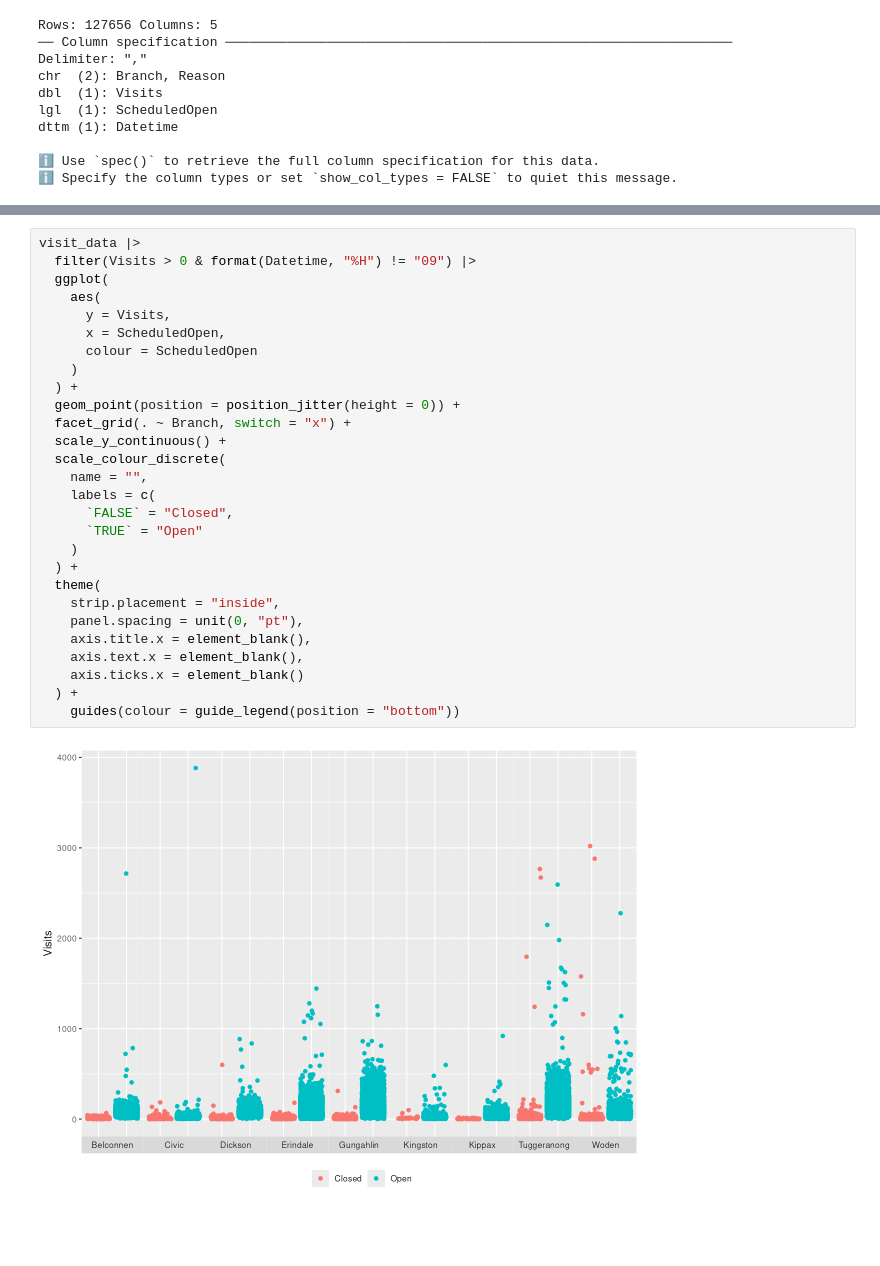
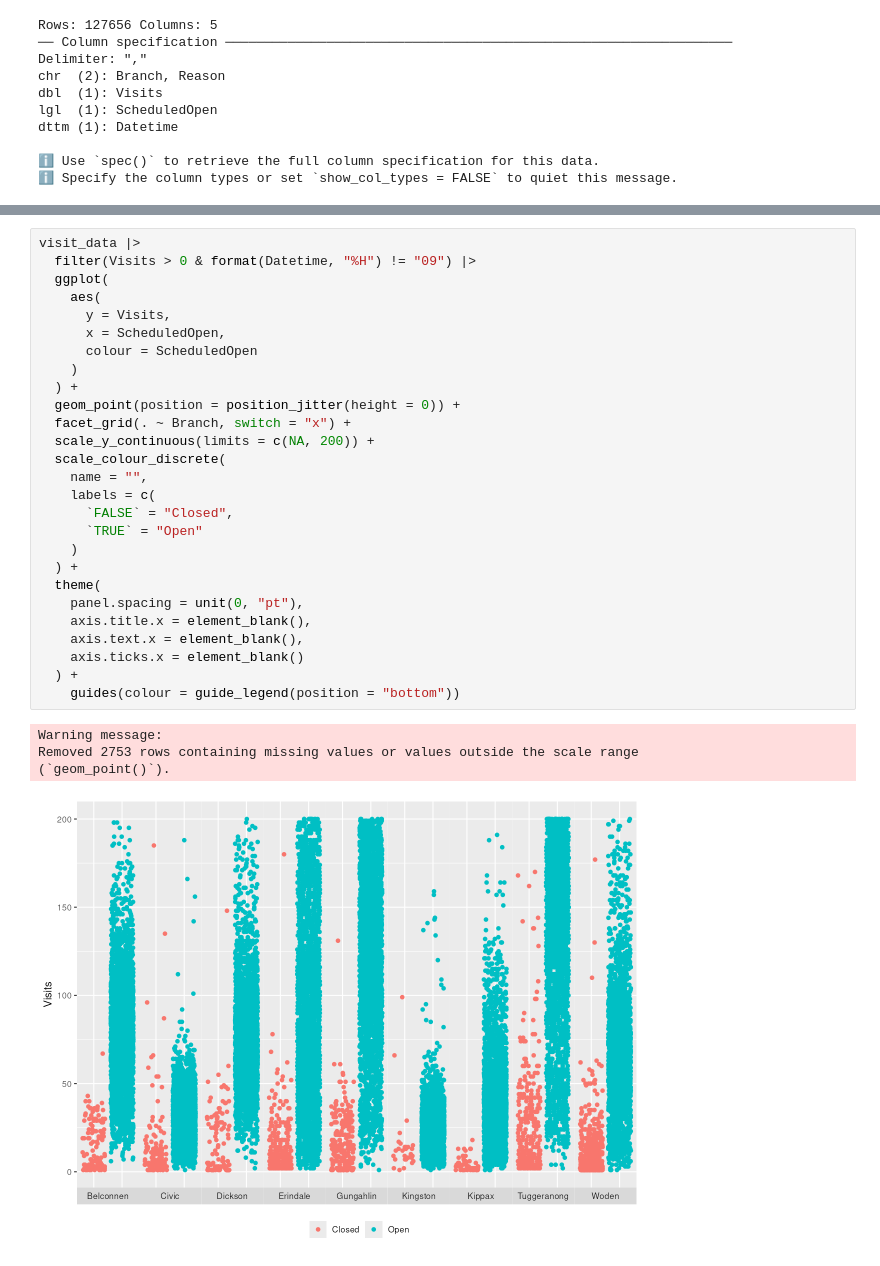
Before and after one commit to ideabucket/Libraries-ACT-visits, a Jupyter notebook: data_quality.ipynb, the cells around one changed output, grey strips where cells are left out. Saved outputs shown, nothing was run; the diff lists cells and outputs as text; blank space fills up the shorter version.

```diff
--- a/data_quality.ipynb
+++ b/data_quality.ipynb
@@ -31,30 +45,32 @@ visit_data |>
 # %%
 visit_data |>
   filter(Visits > 0 & format(Datetime, "%H") != "09") |>
   ggplot(
     aes(
       y = Visits,
       x = ScheduledOpen,
       colour = ScheduledOpen
     )
   ) +
   geom_point(position = position_jitter(height = 0)) +
   facet_grid(. ~ Branch, switch = "x") +
-  scale_y_continuous() +
+  scale_y_continuous(limits = c(NA, 200)) +
   scale_colour_discrete(
     name = "",
     labels = c(
       `FALSE` = "Closed",
       `TRUE` = "Open"
     )
   ) +
   theme(
-    strip.placement = "inside",
     panel.spacing = unit(0, "pt"),
     axis.title.x = element_blank(),
     axis.text.x = element_blank(),
     axis.ticks.x = element_blank()
   ) +
     guides(colour = guide_legend(position = "bottom"))
 # %% [output]
+Warning message:
+Removed 2753 rows containing missing values or values outside the scale range
+(`geom_point()`).
-[figure, old version]
+[figure, new version]
```
Also changed, not shown: parts of 2 cells of this notebook.
